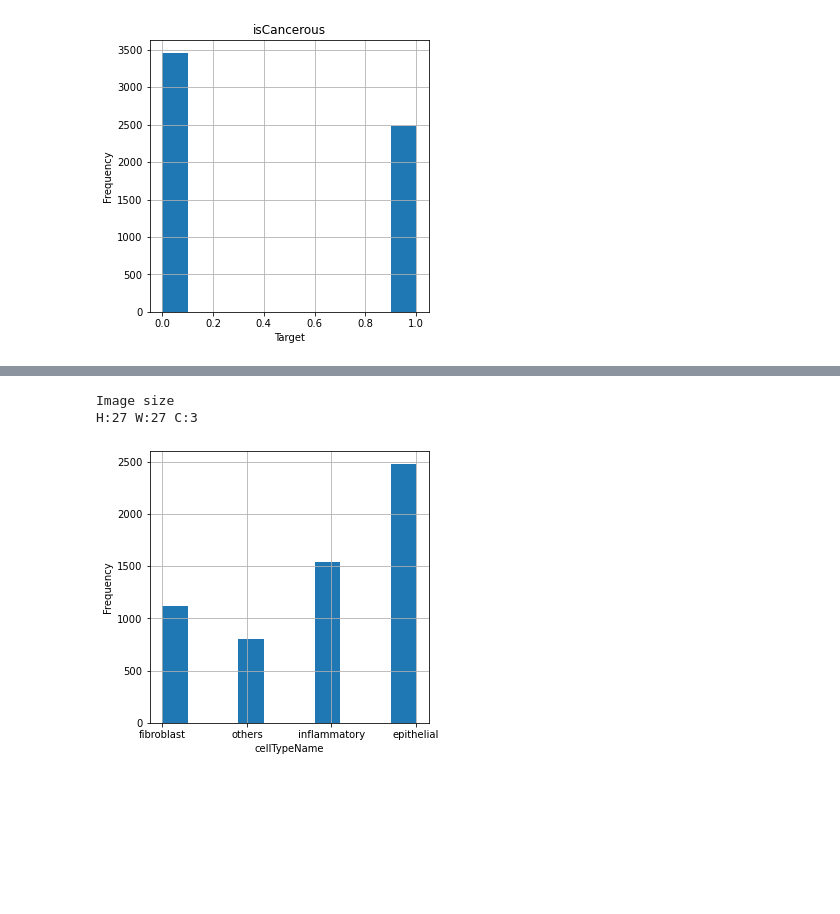
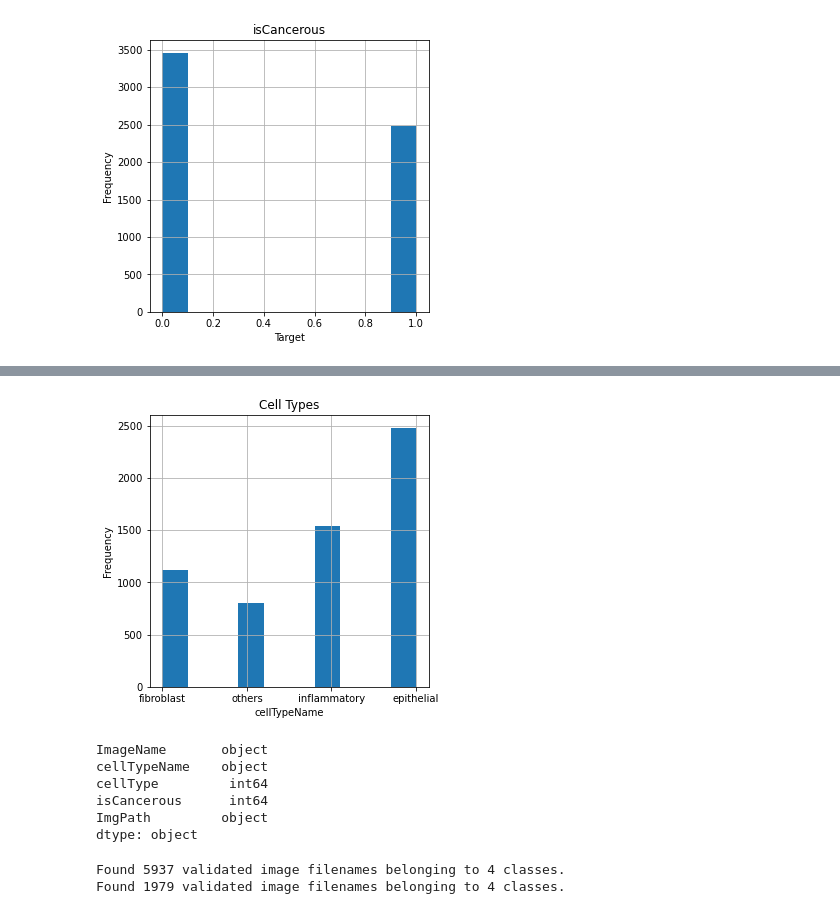
Before and after one commit to s3781183/machine_learning_A2, a Jupyter notebook: A2-AR.ipynb, the cells around one changed output, grey strips where cells are left out. Cells and saved outputs as stored; diff of their text form; code cells hidden in the pictures; blank space fills up the shorter version.

```diff
--- a/A2-AR.ipynb
+++ b/A2-AR.ipynb
@@ -31,3 +31,6 @@ dtype: int64
 # %%
 #drop IDs
 data.drop(['InstanceID', 'patientID'], axis = 1, inplace =True)
+target = data['cellType']
+data['ImgPath'] = './patch_images/' + data['ImageName']
+data.head()
@@ -83,15 +90,9 @@ for i in np.arange(20):
-# %%
-img = Image.open(img_list[100])
-img_numpy = np.ascontiguousarray(img, dtype=np.float32)
-print('Image size \nH:{} W:{} C:{}'.format(img_numpy.shape[0], img_numpy.shape[1], img_numpy.shape[2]))
-# %% [output]
-Image size
-H:27 W:27 C:3
 # %%
 train_data['cellTypeName'].hist(figsize=(5,5))
 plt.xlabel('cellTypeName')
 plt.ylabel('Frequency')
+plt.title('Cell Types')
 plt.show()
 # %% [output]
-[figure, old version]
+[figure, new version]
 # %%
@@ -104,0 +106,41 @@ model = tf.keras.Sequential([
+# %%
+train_data.head()
+pd.DataFrame(train_data).dtypes
+# %% [output]
+ImageName       object
+cellTypeName    object
+cellType         int64
+isCancerous      int64
+ImgPath         object
+dtype: object
+# %%
+train_data['cellType'] = train_data['cellType'].astype('str')
+val_data['cellType'] = val_data['cellType'].astype('str')
+
+from tensorflow.keras.preprocessing.image import ImageDataGenerator
+
+train_datagen = ImageDataGenerator(rescale=1./255, data_format='channels_last')
+val_datagen = ImageDataGenerator(rescale=1./255, data_format='channels_last')
+
+batch_size = 32
+
+train_generator = train_datagen.flow_from_dataframe(
+        dataframe=train_data,
+        directory='./',
+        x_col="ImgPath",
+        y_col="cellType",
+        target_size=(27, 27),
+        batch_size=batch_size,
+        class_mode='categorical')
+
+validation_generator = val_datagen.flow_from_dataframe(
+        dataframe=val_data,
+        directory='./',
+        x_col="ImgPath",
+        y_col="cellType",
+        target_size=(27, 27),
+        batch_size=batch_size,
+        class_mode='categorical')
+# %% [output]
+Found 5937 validated image filenames belonging to 4 classes.
+Found 1979 validated image filenames belonging to 4 classes.
```
Also changed, not shown: parts of 20 cells of this notebook.
